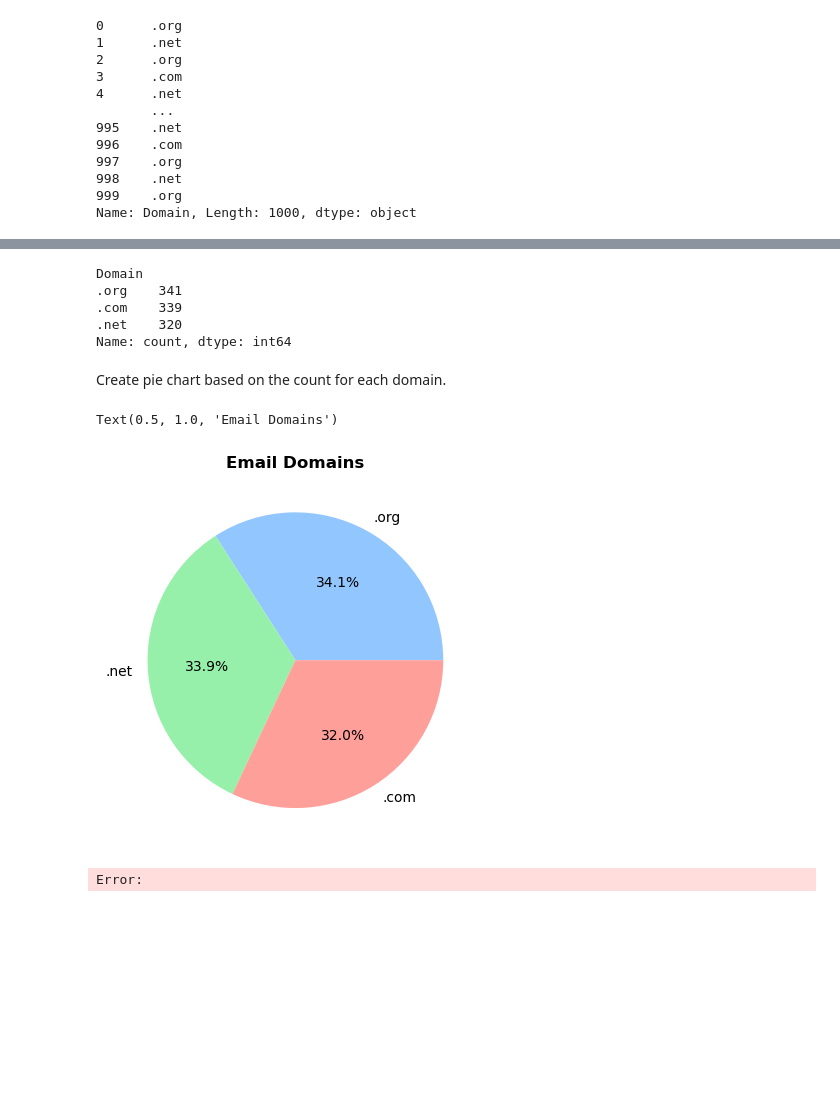
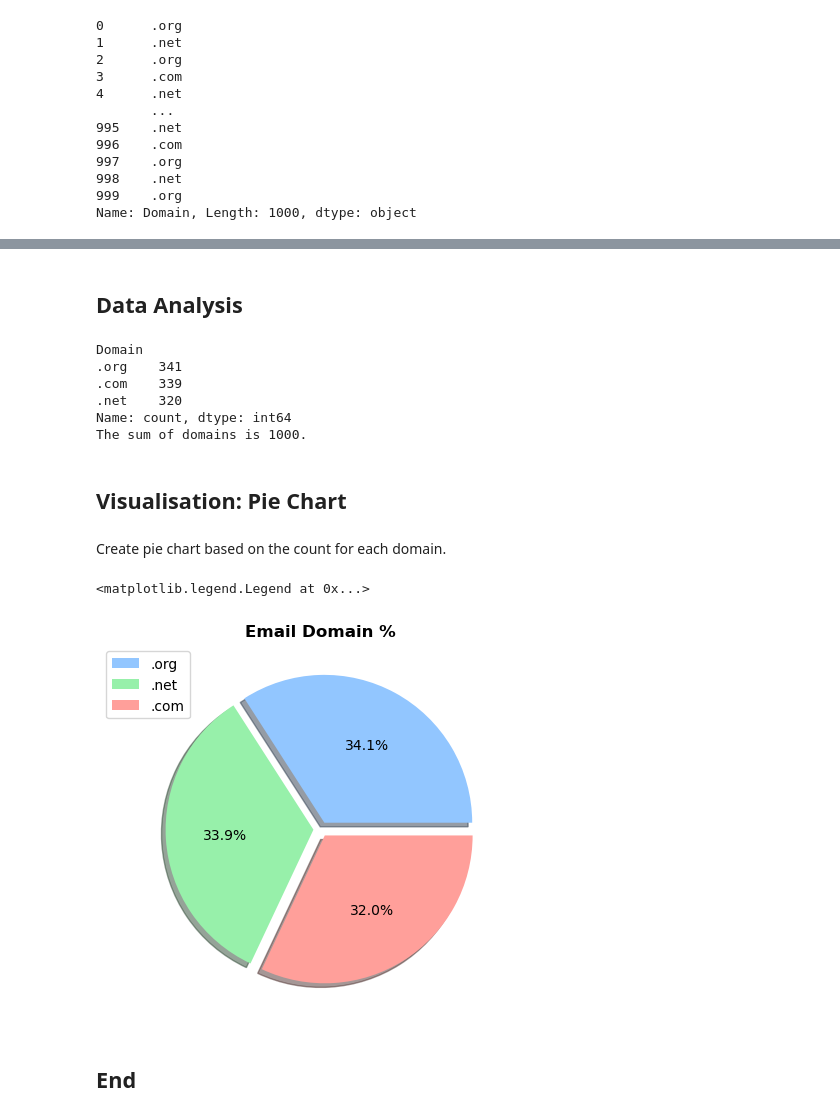
Before and after one commit to fdennehy/pfda-assignments, a Jupyter notebook: assignment03-pie.ipynb, the cells around one changed output, grey strips where cells are left out. Drawn from its saved outputs; the diff is of its cells as text; code cells hidden in the pictures; blank space fills up the shorter version.

Commit message:
assignment 3 improved pie chart

```diff
--- a/assignment03-pie.ipynb
+++ b/assignment03-pie.ipynb
@@ -85,25 +105,49 @@ Count the frequency of each Domain value.
+# %% [markdown]
+## Data Analysis ##
 # %%
+# Count the frequency of each Domain value.
 #https://www.geeksforgeeks.org/calculate-the-frequency-counts-of-each-unique-value-of-a-pandas-series/
 print (df['Domain'].value_counts())
+sum_domains = df['Domain'].value_counts().sum()
+print (f"The sum of domains is {sum_domains}.")
 # %% [output]
 Domain
 .org    341
 .com    339
 .net    320
 Name: count, dtype: int64
+The sum of domains is 1000.
+# %% [markdown]
+## Visualisation: Pie Chart ##
 # %% [markdown]
 Create pie chart based on the count for each domain.
-# %%
-plt.style.use('seaborn-v0_8-pastel')
-
-#https://matplotlib.org/stable/gallery/pie_and_polar_charts/pie_features.html
-fig, ax = plt.subplots()
-labels = df['Domain'].unique()
-ax.pie(df['Domain'].value_counts(), labels=labels, autopct='%1.1f%%')
-
-# Title.
-ax.set_title('Email Domains', weight='bold')
-# %% [output]
-Text(0.5, 1.0, 'Email Domains')
-[figure, removed]
-Error:
+# %%
+# https://matplotlib.org/stable/gallery/pie_and_polar_charts/pie_features.html
+# https://www.geeksforgeeks.org/matplotlib-axes-axes-pie-in-python/
+
+plt.style.use('seaborn-v0_8-pastel')
+
+# plot figure and axes
+fig, ax = plt.subplots()
+
+# Title.
+ax.set_title('Email Domain %', weight='bold')
+
+# Create labels
+labels = df['Domain'].unique()
+
+# Set values for slice explosion
+# https://how2matplotlib.com/matplotlib-pie-chart.html
+explode = (0.05,0.05,0.05)
+
+# Create pie chart
+ax.pie(df['Domain'].value_counts(), autopct='%1.1f%%', explode=explode, shadow = True)
+
+# Add legend
+# https://matplotlib.org/stable/api/legend_api.html#matplotlib.legend.Legend
+ax.legend(labels, loc = 'upper left', bbox_to_anchor=(-0.1,1))
+# %% [output]
+<matplotlib.legend.Legend at 0x...>
+[figure, added]
+# %% [markdown]
+## End ##
```
Also changed, not shown: parts of 17 cells of this notebook, 2 other files.
